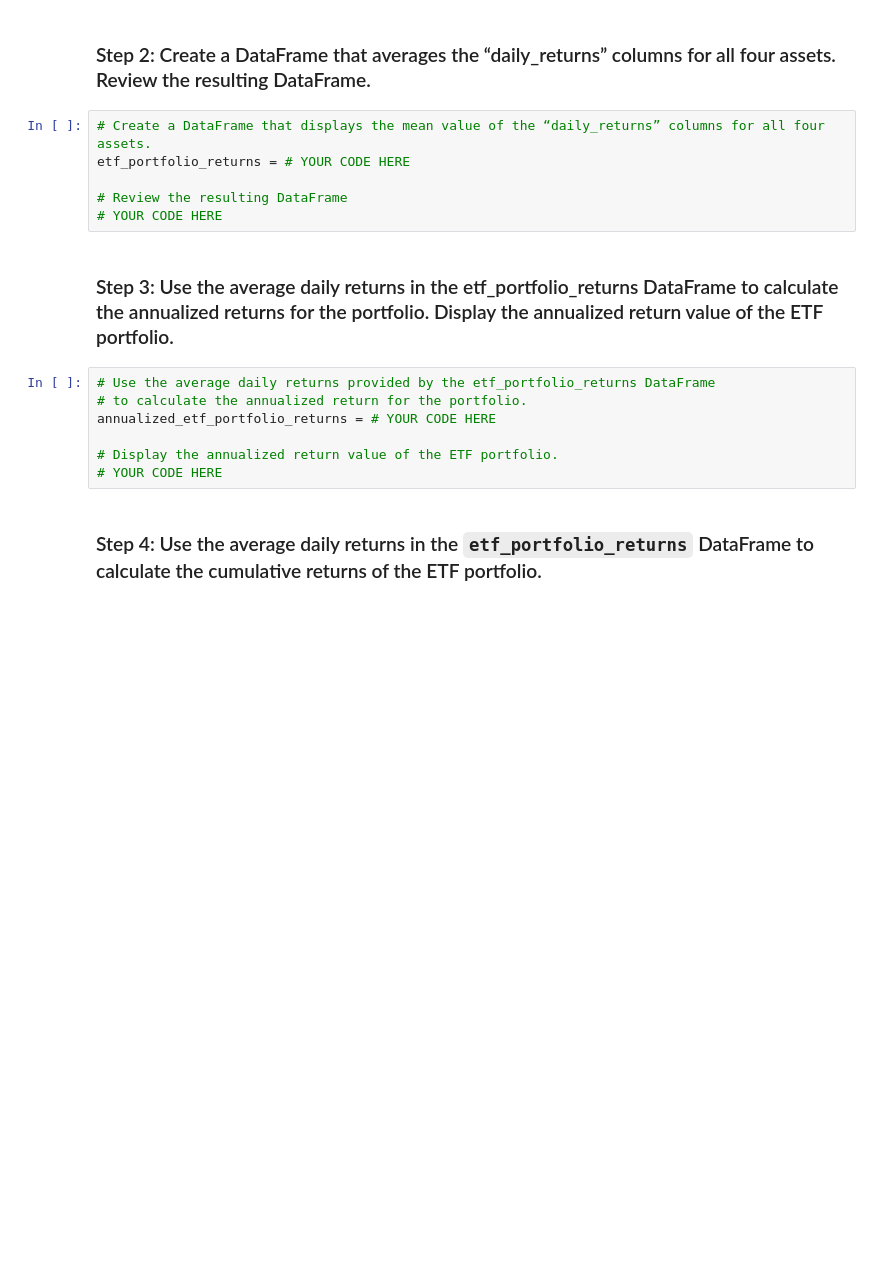
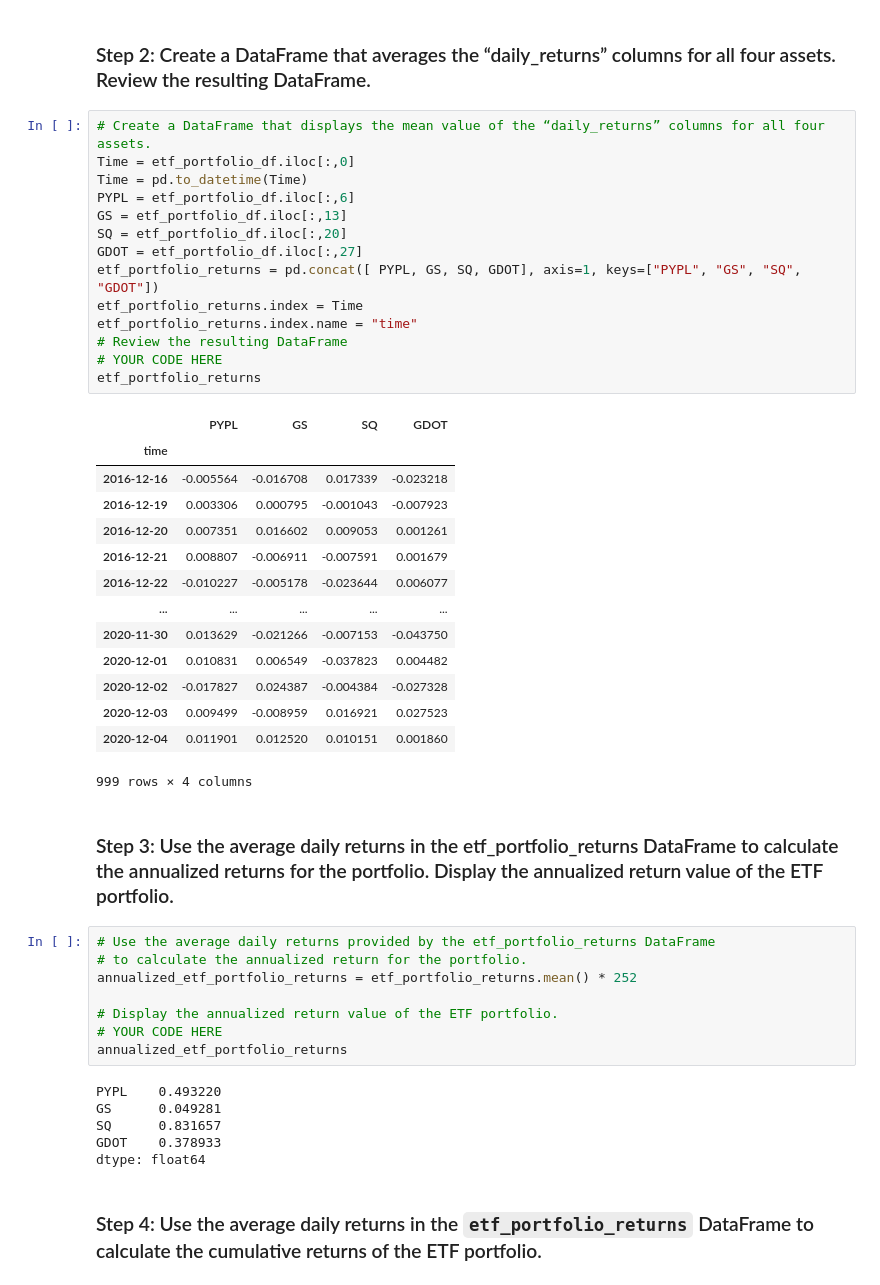
Before and after one commit to Jimbo8702/Challenge-7, a Jupyter notebook: etf_analyzer.ipynb, the cells around one changed output. Saved outputs shown, nothing was run; the diff lists cells and outputs as text; blank space fills up the shorter version.

```diff
--- a/etf_analyzer.ipynb
+++ b/etf_analyzer.ipynb
@@ -285,19 +366,49 @@ etf_portfolio = # YOUR CODE HERE
 ### Step 2: Create a DataFrame that averages the “daily_returns” columns for all four assets. Review the resulting DataFrame.
 # %%
 # Create a DataFrame that displays the mean value of the “daily_returns” columns for all four assets.
-etf_portfolio_returns = # YOUR CODE HERE
-
+Time = etf_portfolio_df.iloc[:,0]
+Time = pd.to_datetime(Time)
+PYPL = etf_portfolio_df.iloc[:,6]
+GS = etf_portfolio_df.iloc[:,13]
+SQ = etf_portfolio_df.iloc[:,20]
+GDOT = etf_portfolio_df.iloc[:,27]
+etf_portfolio_returns = pd.concat([ PYPL, GS, SQ, GDOT], axis=1, keys=["PYPL", "GS", "SQ", "GDOT"])
+etf_portfolio_returns.index = Time
+etf_portfolio_returns.index.name = "time"
 # Review the resulting DataFrame
 # YOUR CODE HERE
+etf_portfolio_returns
+# %% [output]
+|  | PYPL | GS | SQ | GDOT |
+| time |  |  |  |  |
+| 2016-12-16 | -0.005564 | -0.016708 | 0.017339 | -0.023218 |
+| 2016-12-19 | 0.003306 | 0.000795 | -0.001043 | -0.007923 |
+| 2016-12-20 | 0.007351 | 0.016602 | 0.009053 | 0.001261 |
+| 2016-12-21 | 0.008807 | -0.006911 | -0.007591 | 0.001679 |
+| 2016-12-22 | -0.010227 | -0.005178 | -0.023644 | 0.006077 |
+| ... | ... | ... | ... | ... |
+| 2020-11-30 | 0.013629 | -0.021266 | -0.007153 | -0.043750 |
+| 2020-12-01 | 0.010831 | 0.006549 | -0.037823 | 0.004482 |
+| 2020-12-02 | -0.017827 | 0.024387 | -0.004384 | -0.027328 |
+| 2020-12-03 | 0.009499 | -0.008959 | 0.016921 | 0.027523 |
+| 2020-12-04 | 0.011901 | 0.012520 | 0.010151 | 0.001860 |
+999 rows × 4 columns
 # %% [markdown]
 ### Step 3: Use the average daily returns in the etf_portfolio_returns DataFrame to calculate the annualized returns for the portfolio. Display the annualized return value of the ETF portfolio.
 # %%
 # Use the average daily returns provided by the etf_portfolio_returns DataFrame
 # to calculate the annualized return for the portfolio.
-annualized_etf_portfolio_returns = # YOUR CODE HERE
+annualized_etf_portfolio_returns = etf_portfolio_returns.mean() * 252
 
 # Display the annualized return value of the ETF portfolio.
 # YOUR CODE HERE
+annualized_etf_portfolio_returns
+# %% [output]
+PYPL    0.493220
+GS      0.049281
+SQ      0.831657
+GDOT    0.378933
+dtype: float64
 # %% [markdown]
 ### Step 4: Use the average daily returns in the `etf_portfolio_returns` DataFrame to calculate the cumulative returns of the ETF portfolio.
 # %%
```
Also changed, not shown: parts of 10 cells of this notebook.
